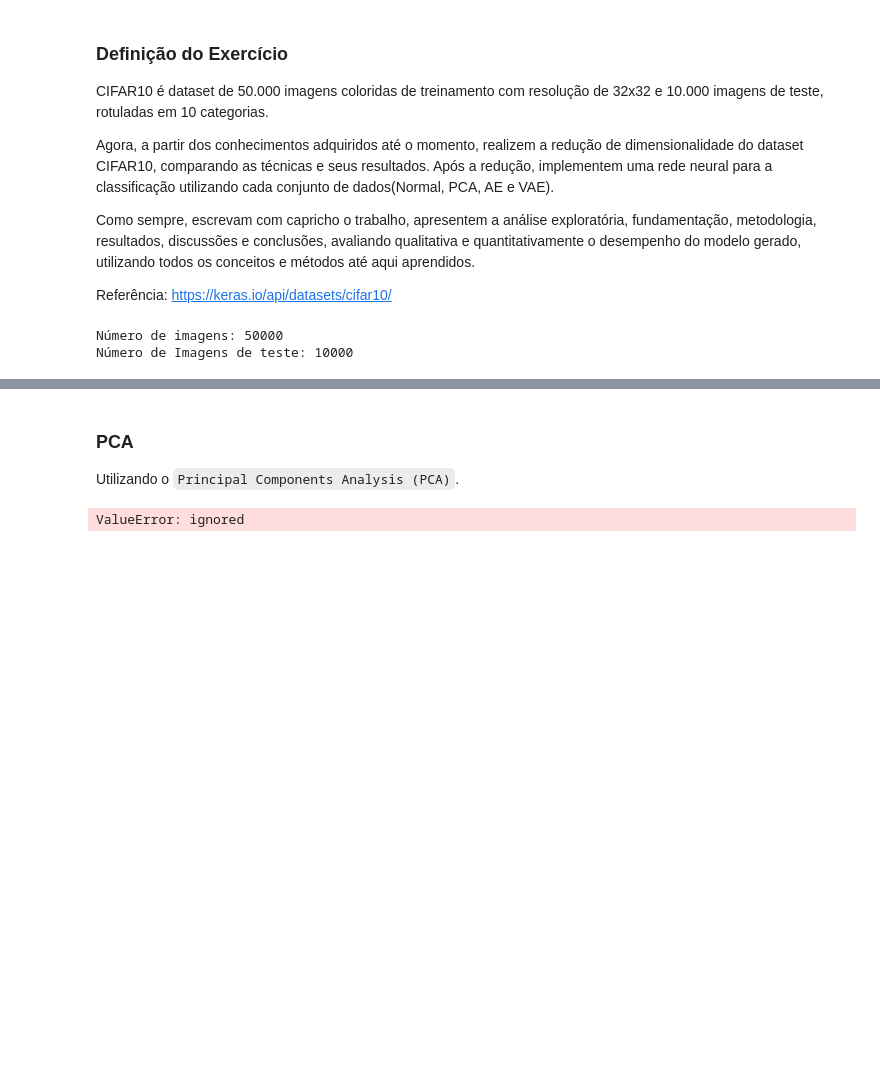
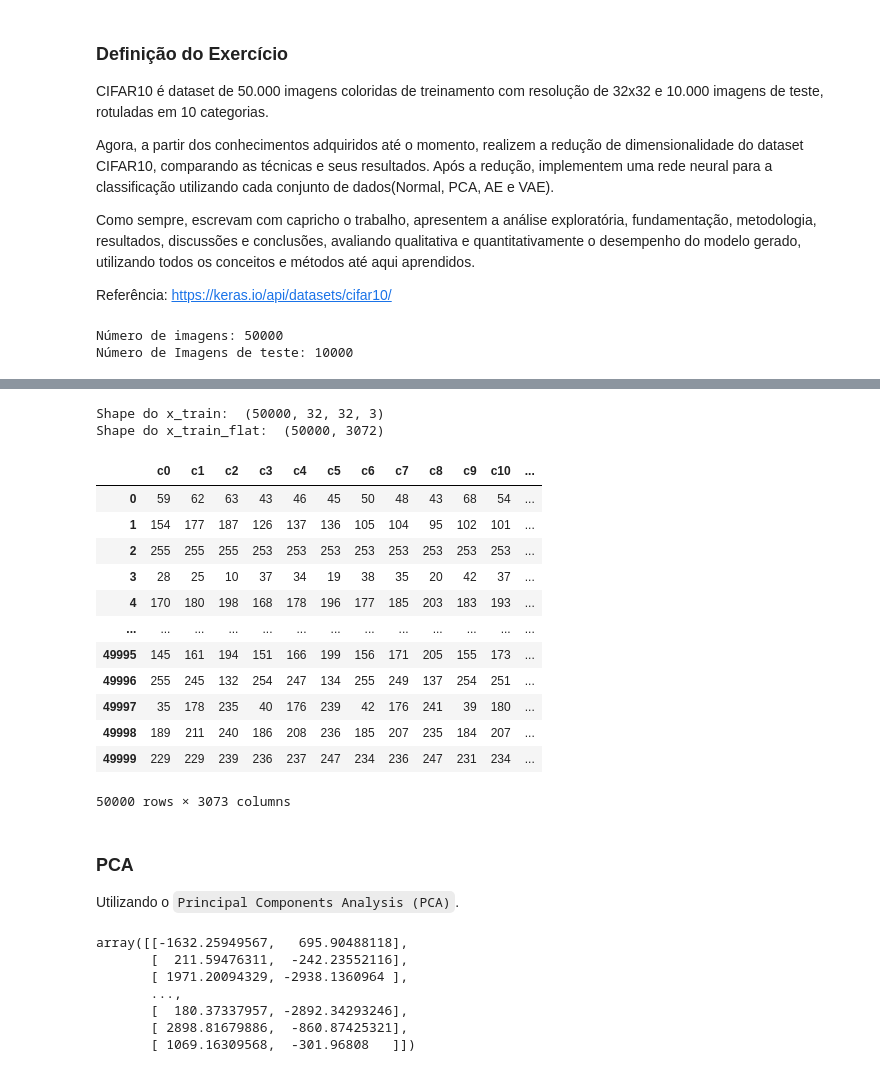
Before and after one commit to Le4o/topicos-avancados-ic, a Jupyter notebook: reducao_de_dimensionalidade_keras.ipynb, the cells around one changed output, grey strips where cells are left out. Saved outputs shown, nothing was run; the diff lists cells and outputs as text; code cells hidden in the pictures; blank space fills up the shorter version.

Commit message:
Reshape do dataset

```diff
--- a/reducao_de_dimensionalidade_keras.ipynb
+++ b/reducao_de_dimensionalidade_keras.ipynb
@@ -43,14 +56,52 @@ Título (dog): [5]
+# %%
+import pandas as pd
+
+# Fazer o reshape das imagens de 3 para 1
+# 32 x 32 x 3 = 3072
+print('Shape do x_train: ', x_train.shape)
+x_train_flat = x_train.reshape(-1,3072)
+print('Shape do x_train_flat: ', x_train_flat.shape)
+
+# Criando coluna para cada pixel
+columns = ['c' + str(i) for i in range(x_train_flat.shape[1])]
+
+# Criando o dataFrame e adicionando a coluna do target
+df = pd.DataFrame(x_train_flat, columns=columns)
+df['target'] = y_train
+df
+# %% [output]
+Shape do x_train:  (50000, 32, 32, 3)
+Shape do x_train_flat:  (50000, 3072)
+|  | c0 | c1 | c2 | c3 | c4 | c5 | c6 | c7 | c8 | c9 | c10 | ... |
+| 0 | 59 | 62 | 63 | 43 | 46 | 45 | 50 | 48 | 43 | 68 | 54 | ... |
+| 1 | 154 | 177 | 187 | 126 | 137 | 136 | 105 | 104 | 95 | 102 | 101 | ... |
+| 2 | 255 | 255 | 255 | 253 | 253 | 253 | 253 | 253 | 253 | 253 | 253 | ... |
+| 3 | 28 | 25 | 10 | 37 | 34 | 19 | 38 | 35 | 20 | 42 | 37 | ... |
+| 4 | 170 | 180 | 198 | 168 | 178 | 196 | 177 | 185 | 203 | 183 | 193 | ... |
+| ... | ... | ... | ... | ... | ... | ... | ... | ... | ... | ... | ... | ... |
+| 49995 | 145 | 161 | 194 | 151 | 166 | 199 | 156 | 171 | 205 | 155 | 173 | ... |
+| 49996 | 255 | 245 | 132 | 254 | 247 | 134 | 255 | 249 | 137 | 254 | 251 | ... |
+| 49997 | 35 | 178 | 235 | 40 | 176 | 239 | 42 | 176 | 241 | 39 | 180 | ... |
+| 49998 | 189 | 211 | 240 | 186 | 208 | 236 | 185 | 207 | 235 | 184 | 207 | ... |
+| 49999 | 229 | 229 | 239 | 236 | 237 | 247 | 234 | 236 | 247 | 231 | 234 | ... |
+50000 rows × 3073 columns
 # %% [markdown]
 ### PCA
 Utilizando o `Principal Components Analysis (PCA)`.
 # %%
 from sklearn.decomposition import PCA
 
-n_components = 4
+n_components = 2
 components_columns = ['C%d' % i for i in range(1, n_components+1)]
 
 pca = PCA(n_components=n_components)
-components = pca.fit_transform(x_train)
+components = pca.fit_transform(x_train_flat)
 components
 # %% [output]
-ValueError: ignored
+array([[-1632.25949567,   695.90488118],
+       [  211.59476311,  -242.23552116],
+       [ 1971.20094329, -2938.1360964 ],
+       ...,
+       [  180.37337957, -2892.34293246],
+       [ 2898.81679886,  -860.87425321],
+       [ 1069.16309568,  -301.96808   ]])
```
Also changed, not shown: parts of 3 cells of this notebook.
